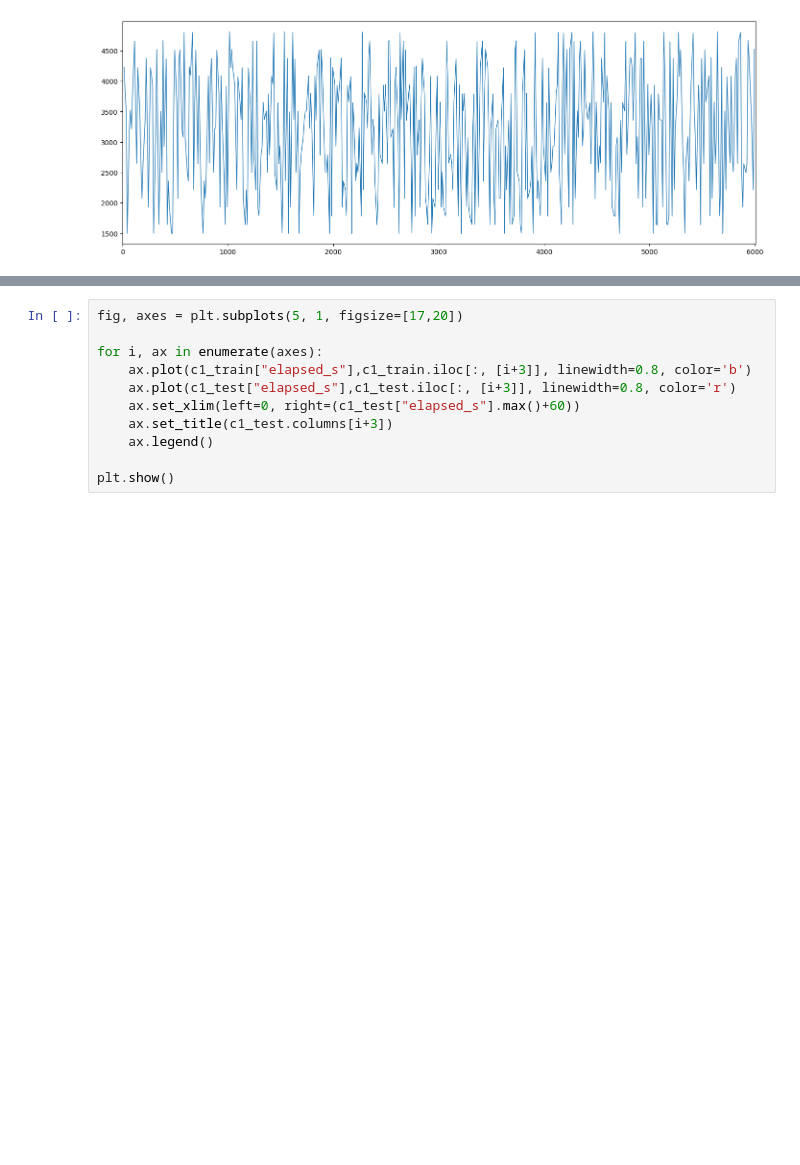
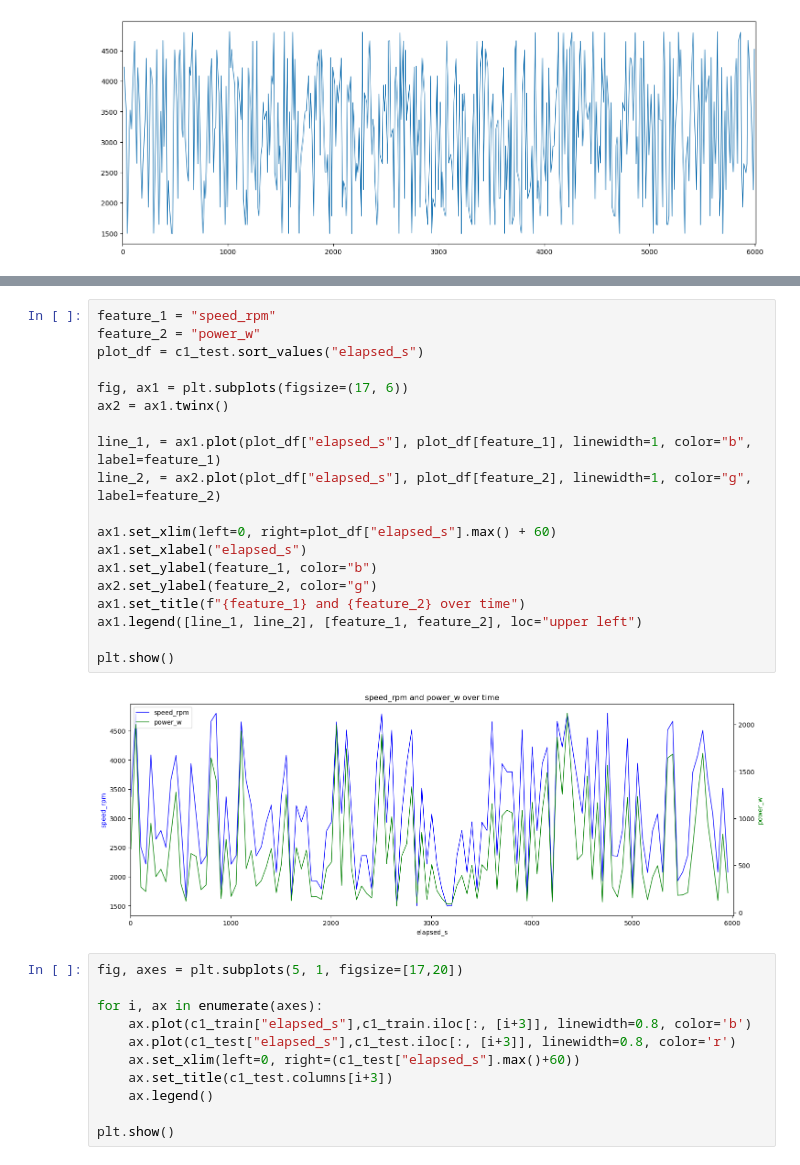
Before and after one commit to CapperTheRose16/Project-in-Machine-Learning, a Jupyter notebook: Data exploration/Plots.ipynb, the cells around one changed output, grey strips where cells are left out. Saved outputs shown, nothing was run; the diff lists cells and outputs as text; blank space fills up the shorter version.

```diff
--- a/Data exploration/Plots.ipynb
+++ b/Data exploration/Plots.ipynb
@@ -43,3 +66,24 @@ plt.show()
+# %%
+feature_1 = "speed_rpm"
+feature_2 = "power_w"
+plot_df = c1_test.sort_values("elapsed_s")
+
+fig, ax1 = plt.subplots(figsize=(17, 6))
+ax2 = ax1.twinx()
+
+line_1, = ax1.plot(plot_df["elapsed_s"], plot_df[feature_1], linewidth=1, color="b", label=feature_1)
+line_2, = ax2.plot(plot_df["elapsed_s"], plot_df[feature_2], linewidth=1, color="g", label=feature_2)
+
+ax1.set_xlim(left=0, right=plot_df["elapsed_s"].max() + 60)
+ax1.set_xlabel("elapsed_s")
+ax1.set_ylabel(feature_1, color="b")
+ax2.set_ylabel(feature_2, color="g")
+ax1.set_title(f"{feature_1} and {feature_2} over time")
+ax1.legend([line_1, line_2], [feature_1, feature_2], loc="upper left")
+
+plt.show()
+# %% [output]
+[figure, added]
 # %%
 fig, axes = plt.subplots(5, 1, figsize=[17,20])
 
```
Also changed, not shown: parts of 4 cells of this notebook, 1 other file.
